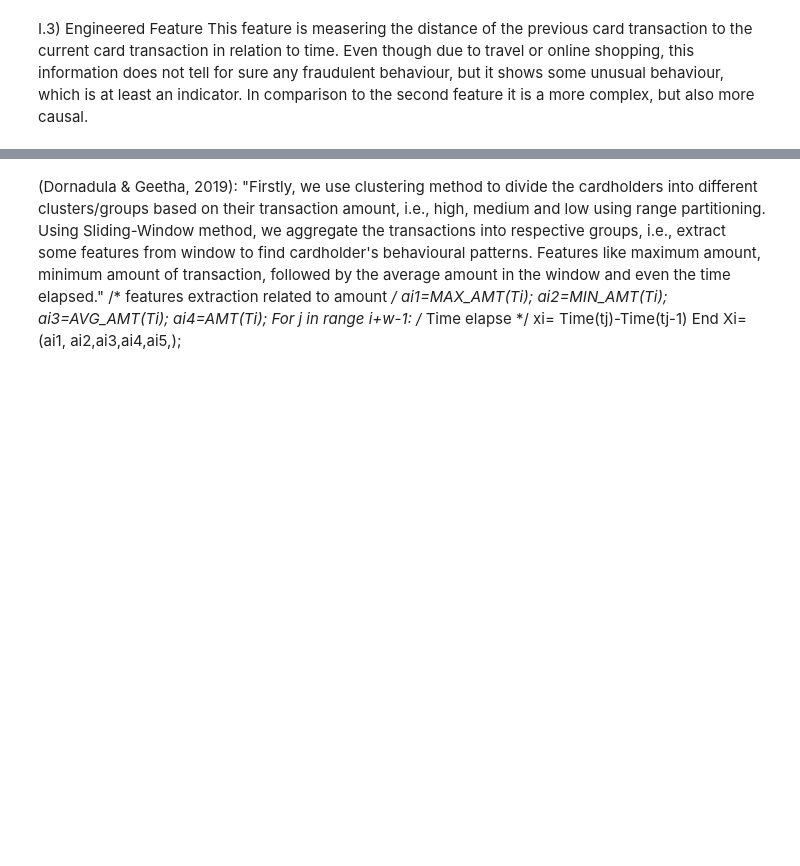
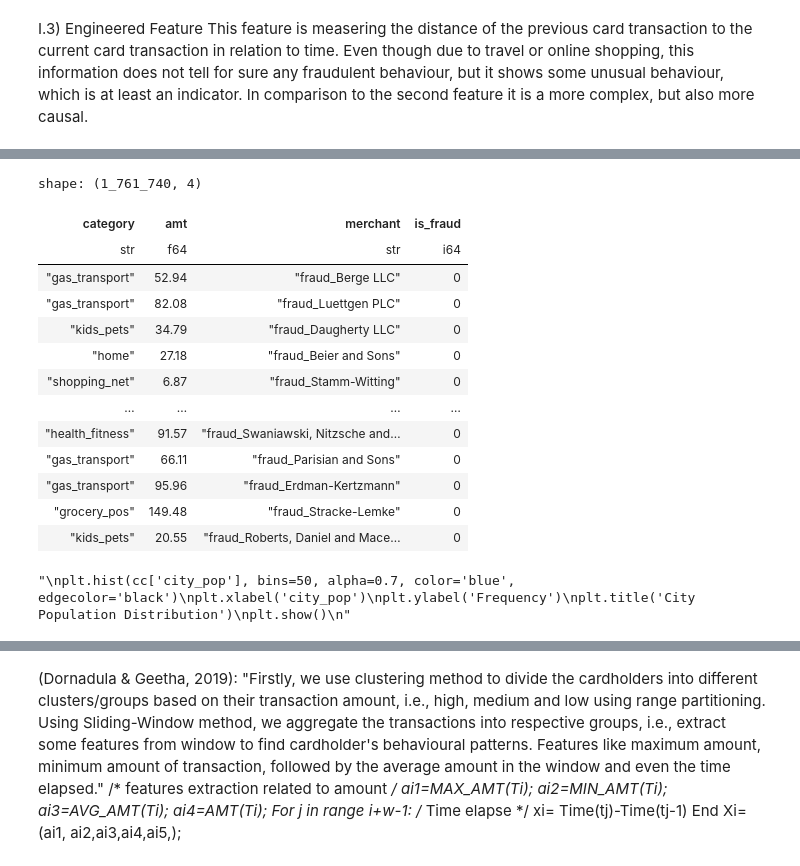
Before and after one commit to arnopopanda-UWM/ML-UWM-April-26, a Jupyter notebook: CC_Fraud_v2.ipynb, the cells around one changed output, grey strips where cells are left out. Cells and saved outputs as stored; diff of their text form; code cells hidden in the pictures; blank space fills up the shorter version.

```diff
--- a/CC_Fraud_v2.ipynb
+++ b/CC_Fraud_v2.ipynb
@@ -175,0 +225,20 @@ cc = cc.with_columns(
+# %%
+# checking the opposite:
+cc.filter(
+    ~pl.col('category').is_in(['misc_net', 'misc'])
+).select(['category', 'amt', 'merchant', 'is_fraud'])
+# %% [output]
+shape: (1_761_740, 4)
+| category | amt | merchant | is_fraud |
+| str | f64 | str | i64 |
+| "gas_transport" | 52.94 | "fraud_Berge LLC" | 0 |
+| "gas_transport" | 82.08 | "fraud_Luettgen PLC" | 0 |
+| "kids_pets" | 34.79 | "fraud_Daugherty LLC" | 0 |
+| "home" | 27.18 | "fraud_Beier and Sons" | 0 |
+| "shopping_net" | 6.87 | "fraud_Stamm-Witting" | 0 |
+| … | … | … | … |
+| "health_fitness" | 91.57 | "fraud_Swaniawski, Nitzsche and… | 0 |
+| "gas_transport" | 66.11 | "fraud_Parisian and Sons" | 0 |
+| "gas_transport" | 95.96 | "fraud_Erdman-Kertzmann" | 0 |
+| "grocery_pos" | 149.48 | "fraud_Stracke-Lemke" | 0 |
+| "kids_pets" | 20.55 | "fraud_Roberts, Daniel and Mace… | 0 |
@@ -175,0 +253,32 @@ cc = cc.with_columns(
+# %%
+# feature considering rural and metropolitan area (city population), but also the city name.
+# frequent crime cities are important, but the population can be densed in the information.
+
+# Village < 5.000 < 'Small_Town' < 50.000 < 'Town' < 500.000 < 'City' < 999.999 < 'Metropolitan_Area'
+# Numbers are debatable and choosen by personal estimation! (-> Here is a big attacking point)
+
+cc = cc.with_columns(
+    pl.when(pl.col('city_pop') < 5000)
+    .then(pl.lit('Village'))
+    .when(pl.col('city_pop') < 50000)
+    .then(pl.lit('Small_Town'))
+    .when(pl.col('city_pop') < 500000)
+    .then(pl.lit('Town'))
+    .when(pl.col('city_pop') < 1000000)
+    .then(pl.lit('City'))
+    .otherwise(pl.lit('Metropolitan_Area'))
+    .alias('Population_Density')
+)
+# without pl.lit is an error... Check if time is left, about my package versions
+
+# Histograms are usefull in considering the buckets graphical analysis of Raw Data. Is in a different part/other script.
+# To maintain some clean order and structure, because this script gets confusing...
+"""
+plt.hist(cc['city_pop'], bins=50, alpha=0.7, color='blue', edgecolor='black')
+plt.xlabel('city_pop')
+plt.ylabel('Frequency')
+plt.title('City Population Distribution')
+plt.show()
+"""
+# %% [output]
+"\nplt.hist(cc['city_pop'], bins=50, alpha=0.7, color='blue', edgecolor='black')\nplt.xlabel('city_pop')\nplt.ylabel('Frequency')\nplt.title('City Population Distribution')\nplt.show()\n"
```
Also changed, not shown: parts of 15 cells of this notebook, 3 other files.
